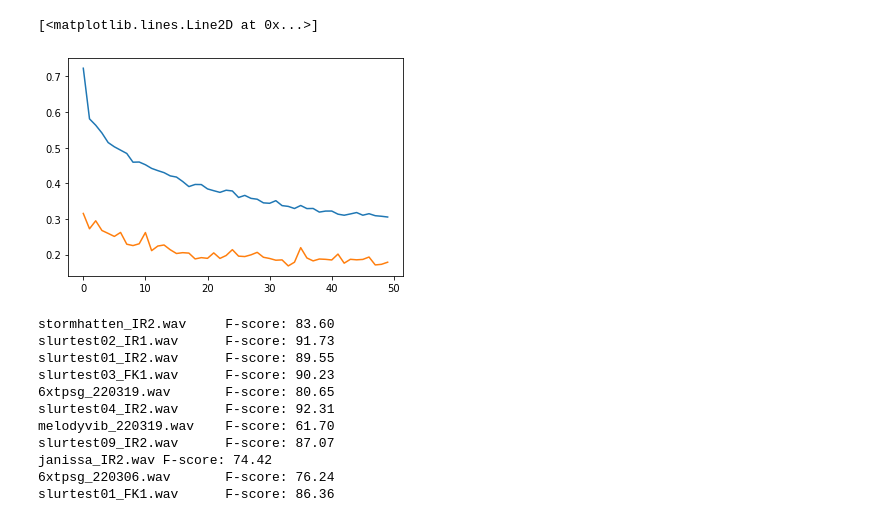
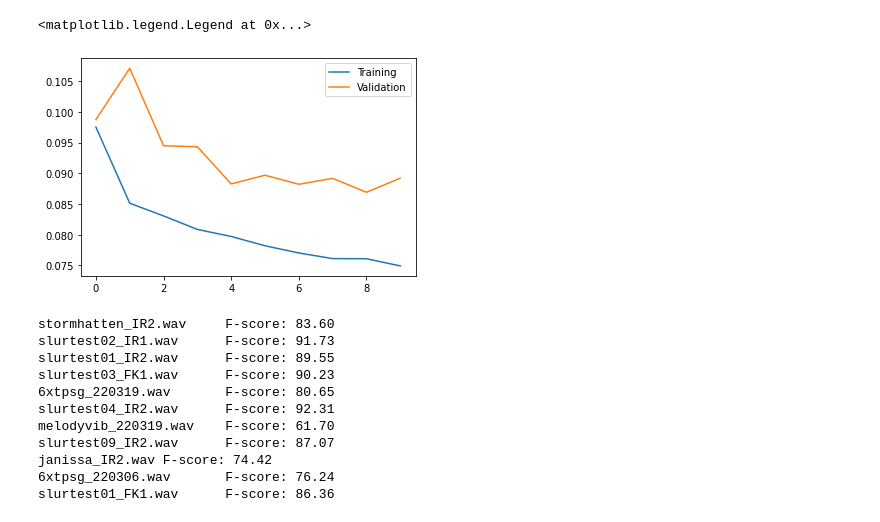
Before and after one commit to SimonFalk/beyondPianoRoll, a Jupyter notebook: flow.ipynb, the cells around one changed output. Drawn from its saved outputs; the diff is of its cells as text; code cells hidden in the pictures.

```diff
--- a/flow.ipynb
+++ b/flow.ipynb
@@ -91,11 +93,5 @@ onset_vectors = [get_label_vector(sched, len(audio)/sr, FPS)
 # %%
 # Create data and normalize
 mm_proc_frames = [preprocessor(fname) for fname in audio_fnames]
-mm_frames_normalized = [cnn_normalize(frame_set) for frame_set in mm_proc_frames]
-print(mm_frames_normalized[0].shape)
-#X = [[
-#    data[i-CONTEXT:i+CONTEXT+1,:,:]
-#    for i in range(CONTEXT, data.shape[0]-CONTEXT)
-#] for data in mm_frames_normalized]
-#X = [np.transpose(np.stack(data, 0), [0,2,1,3]) for data in X]
-#print(X[0].sum())
+
+#mm_frames_normalized = [cnn_normalize(frame_set) for frame_set in mm_proc_frames]
@@ -103,0 +98,10 @@ print(mm_frames_normalized[0].shape)
+# %%
+X_test = np.array([
+    [1,0,0,0,0,0,],
+    [0,1,0,0,0,1,],
+    [0,1,0,0,0,1,],
+    [0,0,1,0,1,0,],
+    [0,0,1,0,1,0,],
+    [0,0,0,1,0,0,],
+]).transpose()
+y_test=np.array([0,1])
@@ -233,22 +303,24 @@ metrics = [
 datasets = "a"
 continue_run = False
 training_mode = "all" # REMEMBER TO CHANGE
-check_at_epoch = 5
+check_at_epoch = None
 
-save = True # REMEMBER TO CHANGE
+save = False # REMEMBER TO CHANGE
  # REMEMBER TO CHANGE
 save_path = "results/cnn-training-220425/" # TODO - automatically
-n_epochs = 35 # REMEMBER TO CHANGE
-learning_r = 0.001
-bs = 256
+n_epochs = 10 # REMEMBER TO CHANGE
+learning_r = 0.005
+bs = 128
 steps_per_epoch = int(np.sum(np.array([len(f) for f in mm_frames_normalized])[kf_gen[0][0]]-2*CONTEXT-1)/bs)
 val_steps_per_epoch = 30
 nogen = False
 sampling = False
+#cw_dict = {0: 1., 1: 1.}
+cw_dict = None
 
 standard = False # keep in mind on which data format statistics are computed
 mode = 'use_prep_frames' # Preparing by BN layer/"CNN normalization"
-#mode = 'use_raw_frames' # No preparing
+mode = 'use_raw_frames' # No preparing
 
 
 training_name = "{}-{}-{}eps-lr{:.4f}-{}".format(
@@ -352,7 +424,7 @@ while fold < n_splits:
         # Validation data
         validation_data = validation_data,
         validation_steps  = val_steps_per_epoch,
-        class_weight = {0: 1., 1: 1/0.035},
+        class_weight = cw_dict,
         callbacks=cp_callback,
         verbose=1
     )
@@ -367,4 +439,6 @@ while fold < n_splits:
     if training_mode != "all":
         break
     fold += 1
+
+# TODO change class weights - should not be hardcoded
 # %% [output]
@@ -410,9 +463,10 @@ INFO:tensorflow:Assets written to: results/cnn-training-220425/fold_0_a-seq-50ep
 # %%
 plt.plot(history.history['loss'])
 plt.plot(history.history['val_loss'])
+plt.legend(["Training", "Validation"])
 # %% [output]
-[<matplotlib.lines.Line2D at 0x...>]
+<matplotlib.legend.Legend at 0x...>
-[figure, old version]
+[figure, new version]
 # %%
 from modules.analysis_funcs import get_segmented_data, get_test_peaks
 import mir_eval
```
Also changed, not shown: parts of 13 cells of this notebook.
